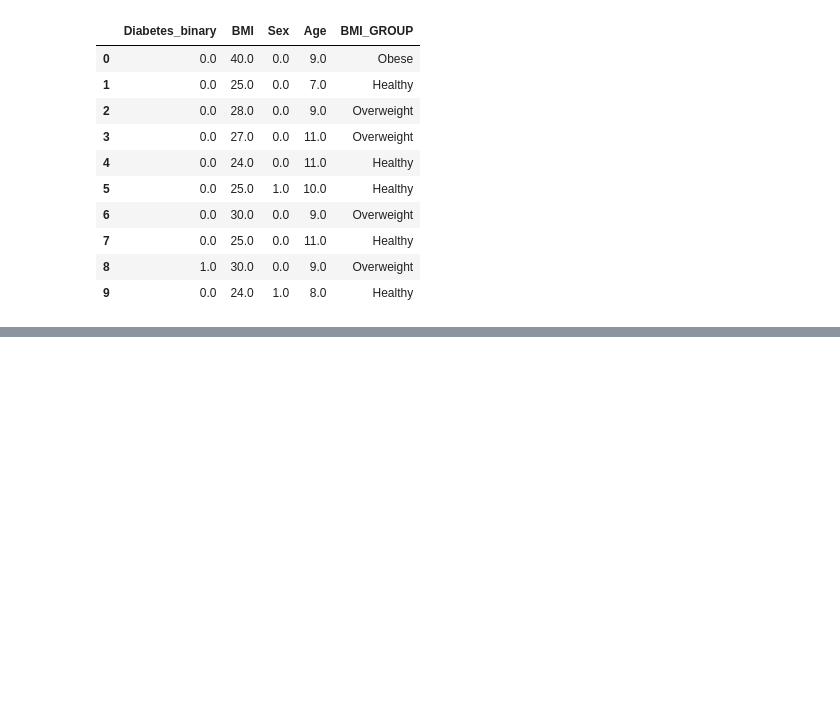
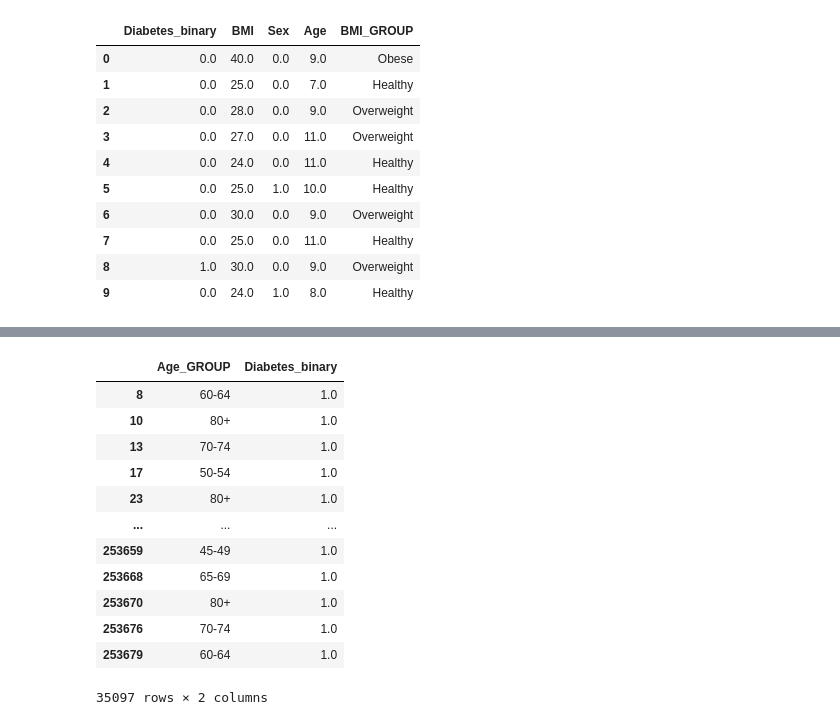
Before and after one commit to michaelz-id/project_1, a Jupyter notebook: Project1_testfile.ipynb, the cells around one changed output, grey strips where cells are left out. Saved outputs shown, nothing was run; the diff lists cells and outputs as text; code cells hidden in the pictures; blank space fills up the shorter version.

```diff
--- a/Project1_testfile.ipynb
+++ b/Project1_testfile.ipynb
@@ -121,0 +169,20 @@ See the caveats in the documentation: https://pandas.pydata.org/pandas-docs/stab
+# %%
+#filter to only diabetics
+df_bmi_plot_diabetics = df_bmi.loc[df_bmi['Diabetes_binary'] == 1]
+# df_bmi_plot_ = df_bmi.loc[:, ["Age_GROUP", "BMI_GROUP","Diabetes_binary"]].head(100)
+df_bmi_plot_diabetics = df_bmi_plot_diabetics.loc[:, ["Age_GROUP","Diabetes_binary"]]
+df_bmi_plot_diabetics
+# %% [output]
+|  | Age_GROUP | Diabetes_binary |
+| 8 | 60-64 | 1.0 |
+| 10 | 80+ | 1.0 |
+| 13 | 70-74 | 1.0 |
+| 17 | 50-54 | 1.0 |
+| 23 | 80+ | 1.0 |
+| ... | ... | ... |
+| 253659 | 45-49 | 1.0 |
+| 253668 | 65-69 | 1.0 |
+| 253670 | 80+ | 1.0 |
+| 253676 | 70-74 | 1.0 |
+| 253679 | 60-64 | 1.0 |
+35097 rows × 2 columns
```
Also changed, not shown: parts of 9 cells of this notebook.
